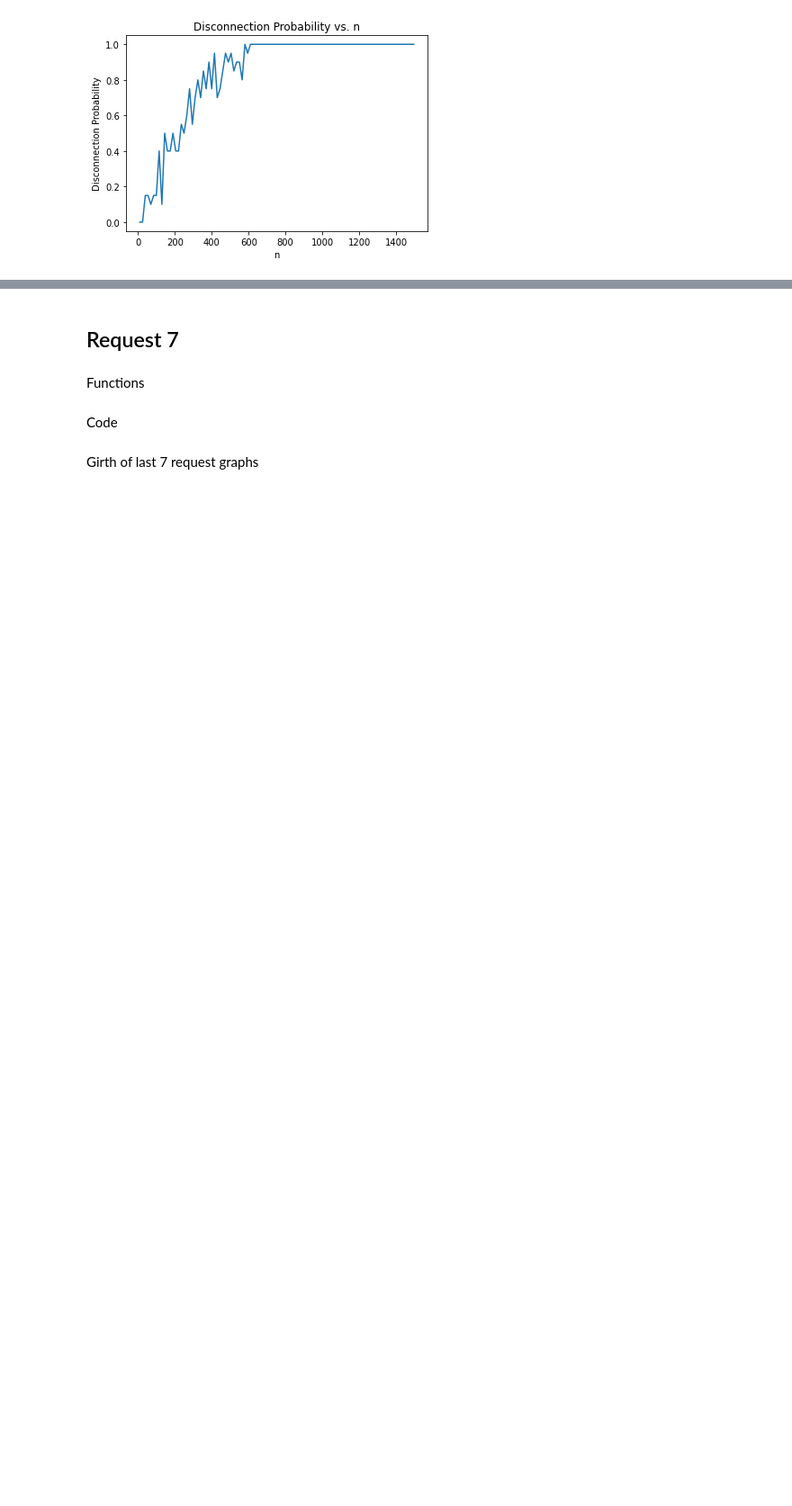
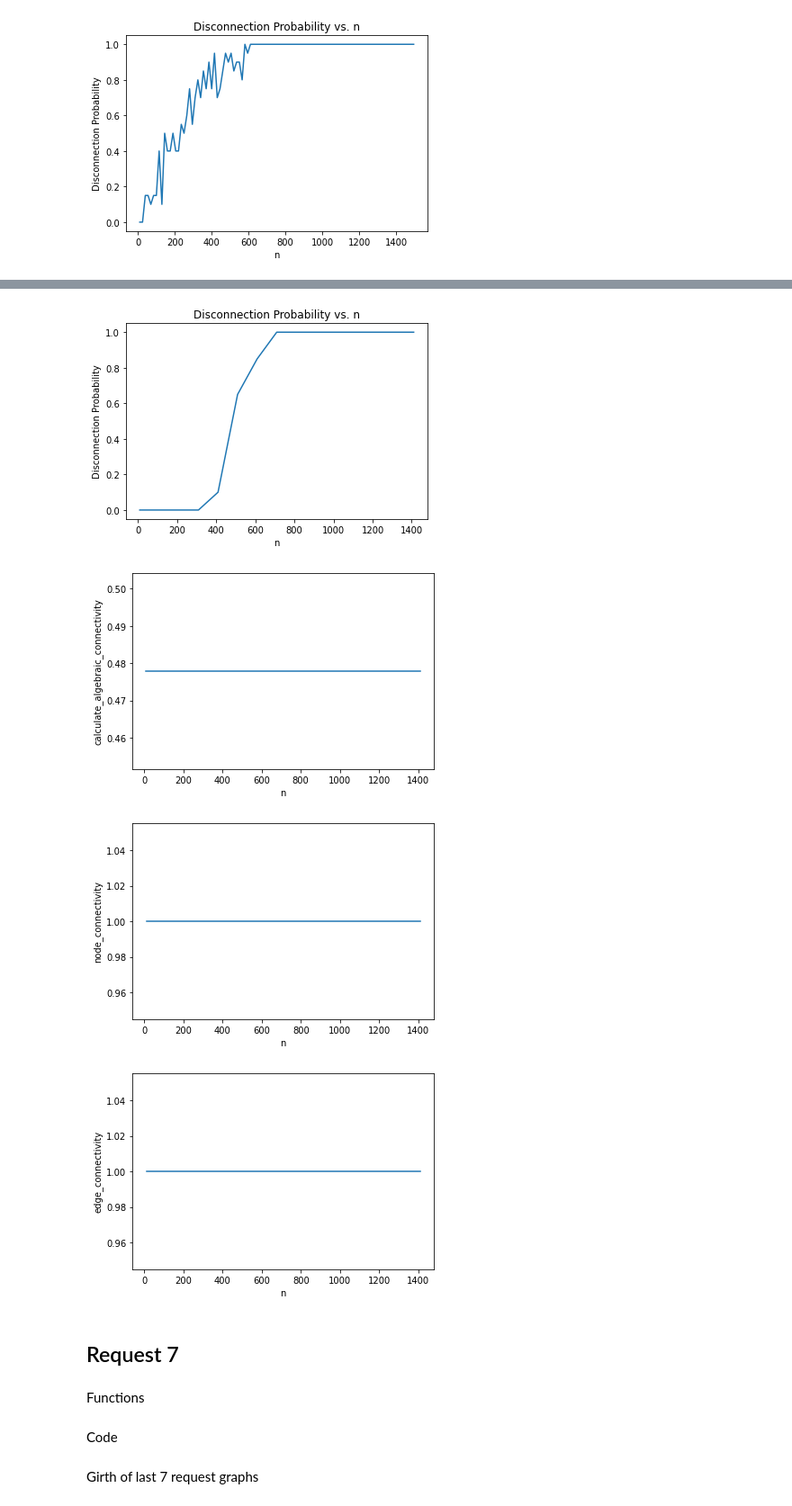
Before and after one commit to ngnma/Simulation-Project, a Jupyter notebook: sim_project.ipynb, the cells around one changed output, grey strips where cells are left out. Shown at 90% size. Saved outputs shown, nothing was run; the diff lists cells and outputs as text; code cells hidden in the pictures; blank space fills up the shorter version.

```diff
--- a/sim_project.ipynb
+++ b/sim_project.ipynb
@@ -681,6 +605,0 @@ def random_disconnect(graph,p):
-# %%
-disconnected = 0
-for i in range(100):
-    graph = nx.random_regular_graph(6,500)
-    disconnected += random_disconnect(graph,0.1)
-disconnected
@@ -850,3 +608,52 @@ KeyboardInterrupt:
+# %%
+# Generate random regular graph
+n = 500
+d = 6
+G = nx.random_regular_graph(d, n)
+
+# Calculate disconnection probability for different values of n
+disconnection_probabilities = []
+node_c = []
+edge_c = []
+algebraic_c = []
+n_values = list(range(10, 1500, 100))
+
+for n_val in n_values:
+    disconnection_probability, gragh = calculate_disconnection_probability(G, n_val)
+    disconnection_probabilities.append(disconnection_probability)
+    algebraic_c.append(calculate_algebraic_connectivity(graph))
+    node_c.append(nx.node_connectivity(graph))
+    edge_c.append(nx.edge_connectivity(graph))
+
+# Plot the disconnection probabilities
+plt.plot(n_values, disconnection_probabilities)
+plt.xlabel('n')
+plt.ylabel('Disconnection Probability')
+plt.title('Disconnection Probability vs. n')
+plt.show()
+
+# Plot the disconnection probabilities
+plt.plot(n_values, algebraic_c)
+plt.xlabel('n')
+plt.ylabel('calculate_algebraic_connectivity')
+plt.show()
+
+# Plot the disconnection probabilities
+plt.plot(n_values, node_c)
+plt.xlabel('n')
+plt.ylabel('node_connectivity')
+plt.show()
+
+# Plot the disconnection probabilities
+plt.plot(n_values, edge_c)
+plt.xlabel('n')
+plt.ylabel('edge_connectivity')
+plt.show()
+# %% [output]
+[figure, added]
+[figure, added]
+[figure, added]
+[figure, added]
 # %% [markdown]
 ## Request 7
 # %% [markdown]
```
Also changed, not shown: parts of 17 cells of this notebook.
